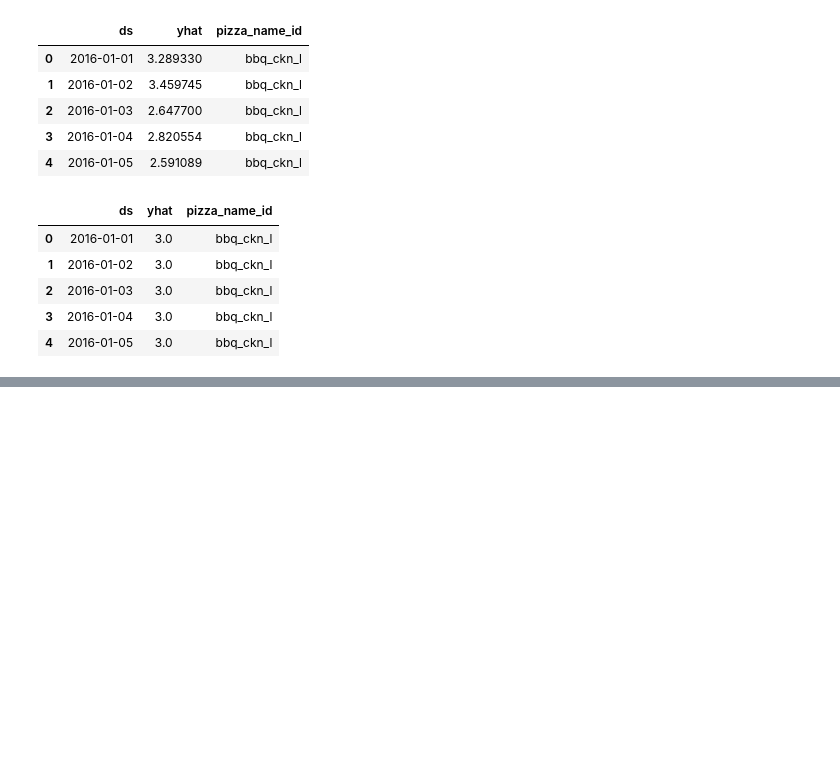
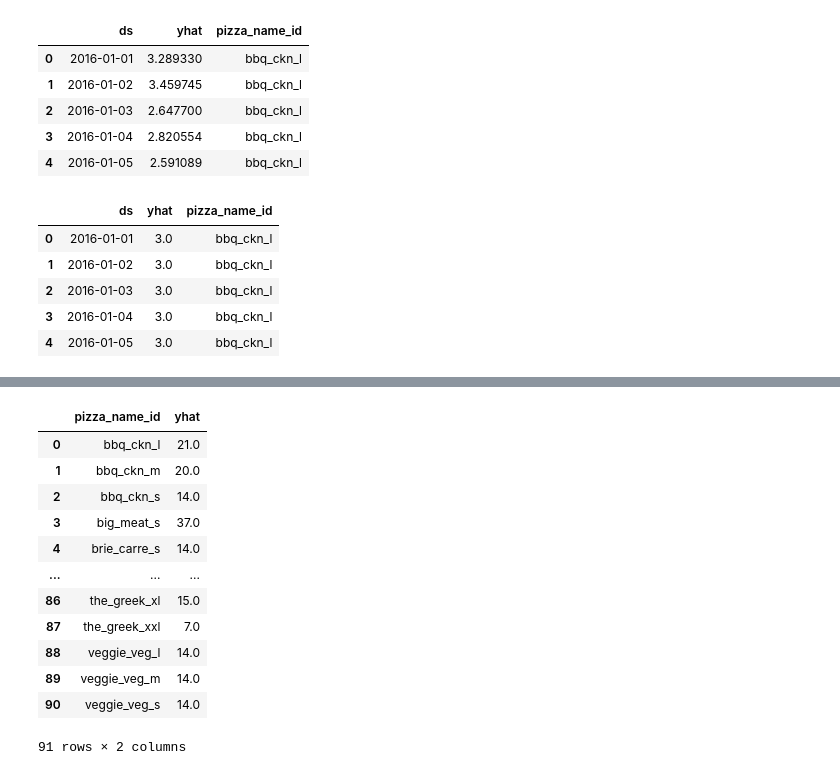
Before and after one commit to parivallalShanmugam/Dominos_Predictive_Purchase_Order-System, a Jupyter notebook: ananth.ipynb, the cells around one changed output, grey strips where cells are left out. Cells and saved outputs as stored; diff of their text form; code cells hidden in the pictures; blank space fills up the shorter version.

Commit message:
forcasted sales

```diff
--- a/ananth.ipynb
+++ b/ananth.ipynb
@@ -176,0 +193,18 @@ df_forecast_all.head()
+# %%
+df_forcast_sum = df_forecast_all.groupby(['pizza_name_id'])['yhat'].sum().reset_index()
+# %%
+df_forcast_sum
+# %% [output]
+|  | pizza_name_id | yhat |
+| 0 | bbq_ckn_l | 21.0 |
+| 1 | bbq_ckn_m | 20.0 |
+| 2 | bbq_ckn_s | 14.0 |
+| 3 | big_meat_s | 37.0 |
+| 4 | brie_carre_s | 14.0 |
+| ... | ... | ... |
+| 86 | the_greek_xl | 15.0 |
+| 87 | the_greek_xxl | 7.0 |
+| 88 | veggie_veg_l | 14.0 |
+| 89 | veggie_veg_m | 14.0 |
+| 90 | veggie_veg_s | 14.0 |
+91 rows × 2 columns
```
Also changed, not shown: parts of 1 cell of this notebook.
